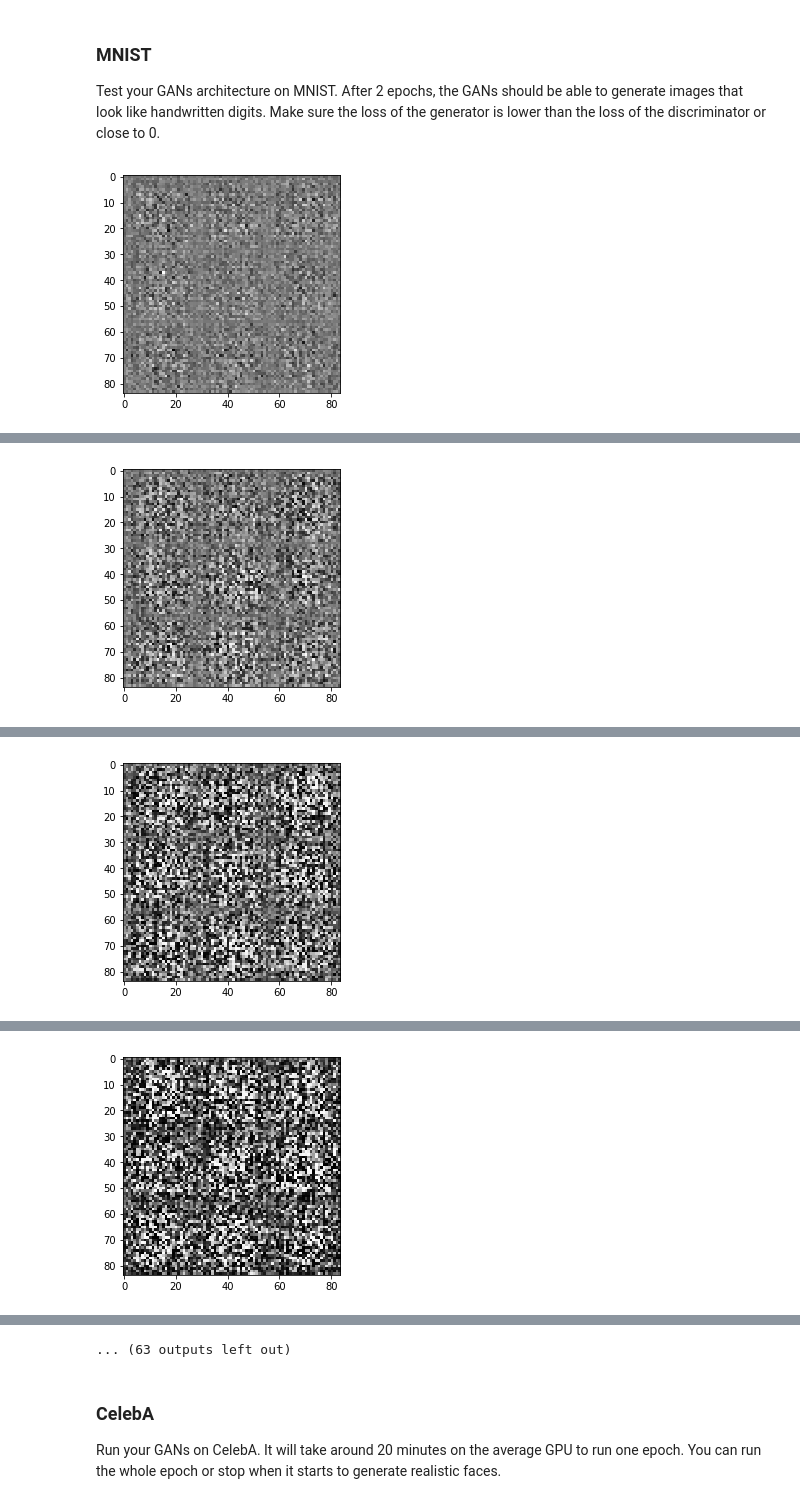
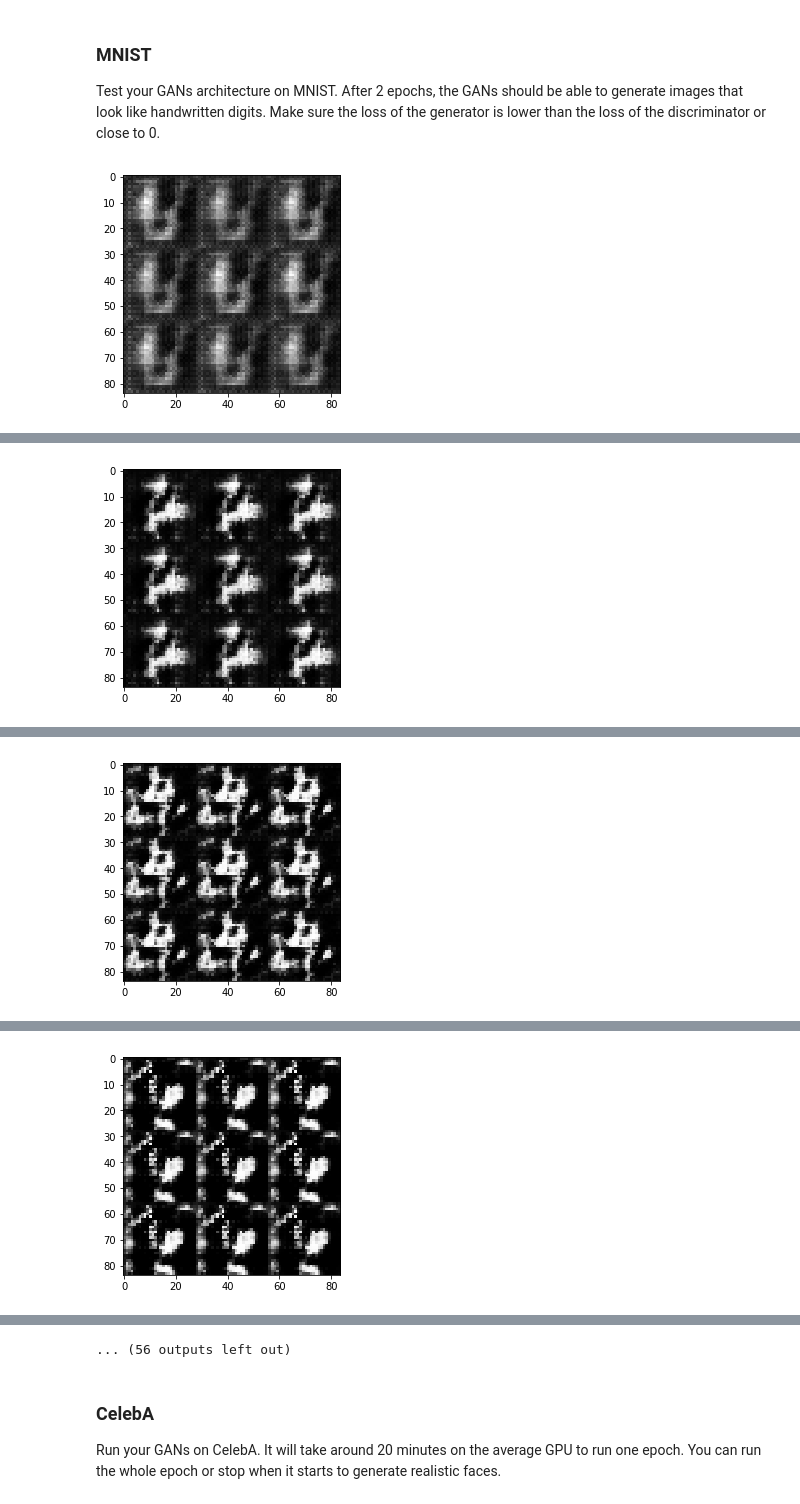
Before and after one commit to sseuraeki/deep-learning, a Jupyter notebook: face_generation/dlnd_face_generation.ipynb, the cells around one changed output, grey strips where cells are left out. Saved outputs shown, nothing was run; the diff lists cells and outputs as text; code cells hidden in the pictures.

```diff
--- a/face_generation/dlnd_face_generation.ipynb
+++ b/face_generation/dlnd_face_generation.ipynb
@@ -117,12 +117,11 @@ def model_inputs(image_width, image_height, image_channels, z_dim):
     :return: Tuple of (tensor of real input images, tensor of z data, learning rate)
     """
     # TODO: Implement Function
-    inputs_real = tf.placeholder(tf.float32, [None, image_width, image_height, image_channels])
-    inputs_z = tf.placeholder(tf.float32, [None, z_dim])
+    inputs_real = tf.placeholder(tf.float32, [None, image_width, image_height, image_channels], name='input_real')
+    inputs_z = tf.placeholder(tf.float32, [None, z_dim], name='input_z')
     learning_rate = tf.placeholder(tf.float32)
 
     return inputs_real, inputs_z, learning_rate
-
 
 """
 DON'T MODIFY ANYTHING IN THIS CELL THAT IS BELOW THIS LINE
@@ -462,16 +475,14 @@ def train(epoch_count, batch_size, z_dim, learning_rate, beta1, get_batches, dat
                 steps += 1
 
                 # random noise for generator
-                # the range should be from -0.5 to 0.5
-                batch_z = np.random.uniform(-0.5, 0.5, size=(batch_size, z_dim))
+                # the range should be the same as shown in
+                # show_generator_output() function
+                batch_z = np.random.uniform(-1, 1, size=(batch_size, z_dim))
 
                 # run optimizers
-                # I tried taking 1 discriminator step per 2 generator steps
-                # looks like generator cannot converge well when discriminator's learning too fast
-                if steps % 2 == 0:
-                    _ = sess.run(d_opt, feed_dict={input_real:batch_images,
-                                                   input_z:batch_z,
-                                                   lr:learning_rate})
+                _ = sess.run(d_opt, feed_dict={input_real:batch_images,
+                                               input_z:batch_z,
+                                               lr:learning_rate*0.5})
                 _ = sess.run(g_opt, feed_dict={input_real:batch_images,
                                                input_z:batch_z,
                                                lr:learning_rate})
@@ -503,11 +514,15 @@ def train(epoch_count, batch_size, z_dim, learning_rate, beta1, get_batches, dat
 ### MNIST
 Test your GANs architecture on MNIST.  After 2 epochs, the GANs should be able to generate images that look like handwritten digits.  Make sure the loss of the generator is lower than the loss of the discriminator or close to 0.
 # %%
+# these values are suggested in the DCGAN paper
+# batch size of 128, learning rate of 0.0002
+# and beta1 of 0.5
+# however after many tries, I noticed that
+# for this MNIST problem, smaller batch size works better
 batch_size = 32
 z_dim = 100
-learning_rate = 0.00001
-beta1 = 0.4
-#1.3299 batch 256 zdim 200 lr 0.0001 beta 0.6 g256filter d64
+learning_rate = 0.001
+beta1 = 0.5
 
 """
 DON'T MODIFY ANYTHING IN THIS CELL THAT IS BELOW THIS LINE
@@ -519,4 +534,4 @@ with tf.Graph().as_default():
     train(epochs, batch_size, z_dim, learning_rate, beta1, mnist_dataset.get_batches,
           mnist_dataset.shape, mnist_dataset.image_mode)
 # %% [output]
-[figure, old version]
+[figure, new version]
@@ -524 +539 @@ Discriminator Loss: 1.7671... Generator Loss: 0.5106
-[figure, old version]
+[figure, new version]
@@ -526 +541 @@ Discriminator Loss: 1.5267... Generator Loss: 0.5554
-[figure, old version]
+[figure, new version]
@@ -528 +543 @@ Discriminator Loss: 1.4393... Generator Loss: 0.5991
-[figure, old version]
+[figure, new version]
@@ -534,4 +549,4 @@ Discriminator Loss: 1.4628... Generator Loss: 0.8070
-... (63 outputs left out)
+... (56 outputs left out)
 # %% [markdown]
 ### CelebA
 Run your GANs on CelebA.  It will take around 20 minutes on the average GPU to run one epoch.  You can run the whole epoch or stop when it starts to generate realistic faces.
```
Also changed, not shown: parts of 5 cells of this notebook.
